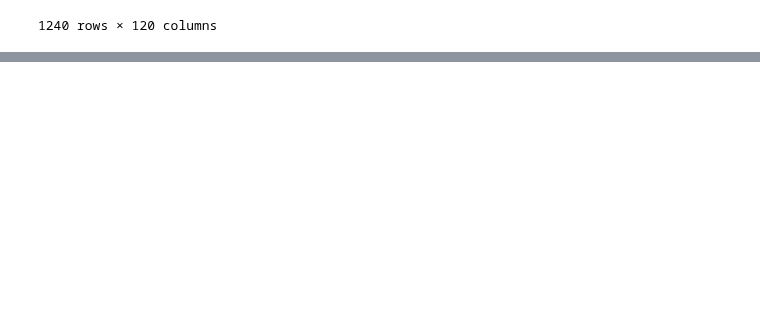
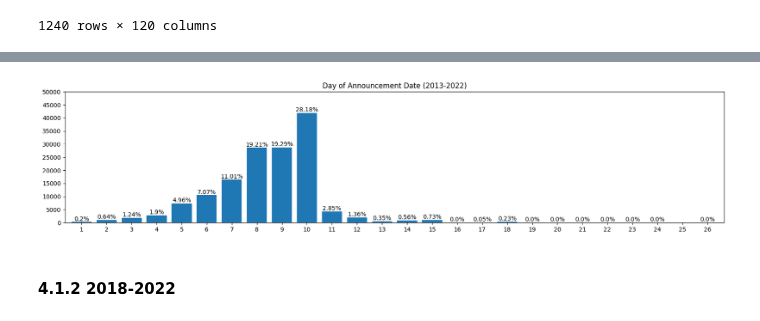
Before and after one commit to angel870326/Monthly-Revenue, a Jupyter notebook: 021_announcement_date_v1.ipynb, the cells around one changed output, grey strips where cells are left out. Saved outputs shown, nothing was run; the diff lists cells and outputs as text; code cells hidden in the pictures; blank space fills up the shorter version.

```diff
--- a/021_announcement_date_v1.ipynb
+++ b/021_announcement_date_v1.ipynb
@@ -304,0 +422,16 @@ final_data
+# %%
+# Plot the value counts
+plt.figure(figsize = (20,4))
+plt.title('Day of Announcement Date (2013-2022)')
+plt.bar(data_day_count.index, data_day_count.values)
+plt.xticks(np.arange(1, 32, 1))
+plt.yticks(np.arange(0, 55000, 5000))
+# Add value labels on top of the bars
+for i, v in enumerate(data_day_count.values):
+    plt.text(data_day_count.index[i], v + 0.5, f'{round(v / data_day.size * 100, 2)}%', ha = 'center', va = 'bottom')
+plt.margins(x = 0.01)  # Adjust only the x-axis padding
+plt.show()
+# %% [output]
+[figure, added]
+# %% [markdown]
+#### **4.1.2 2018-2022**
```
Also changed, not shown: parts of 24 cells of this notebook.
